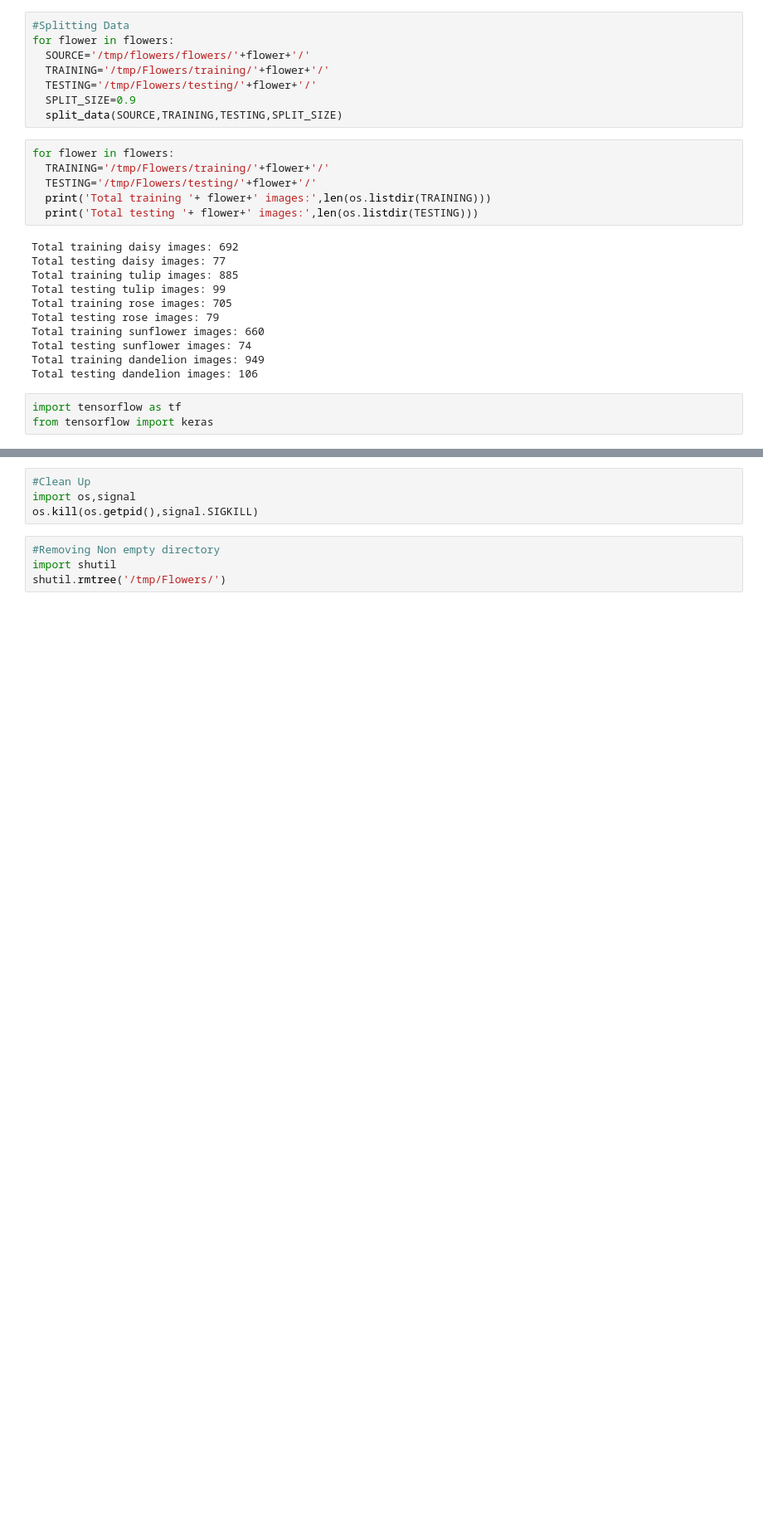
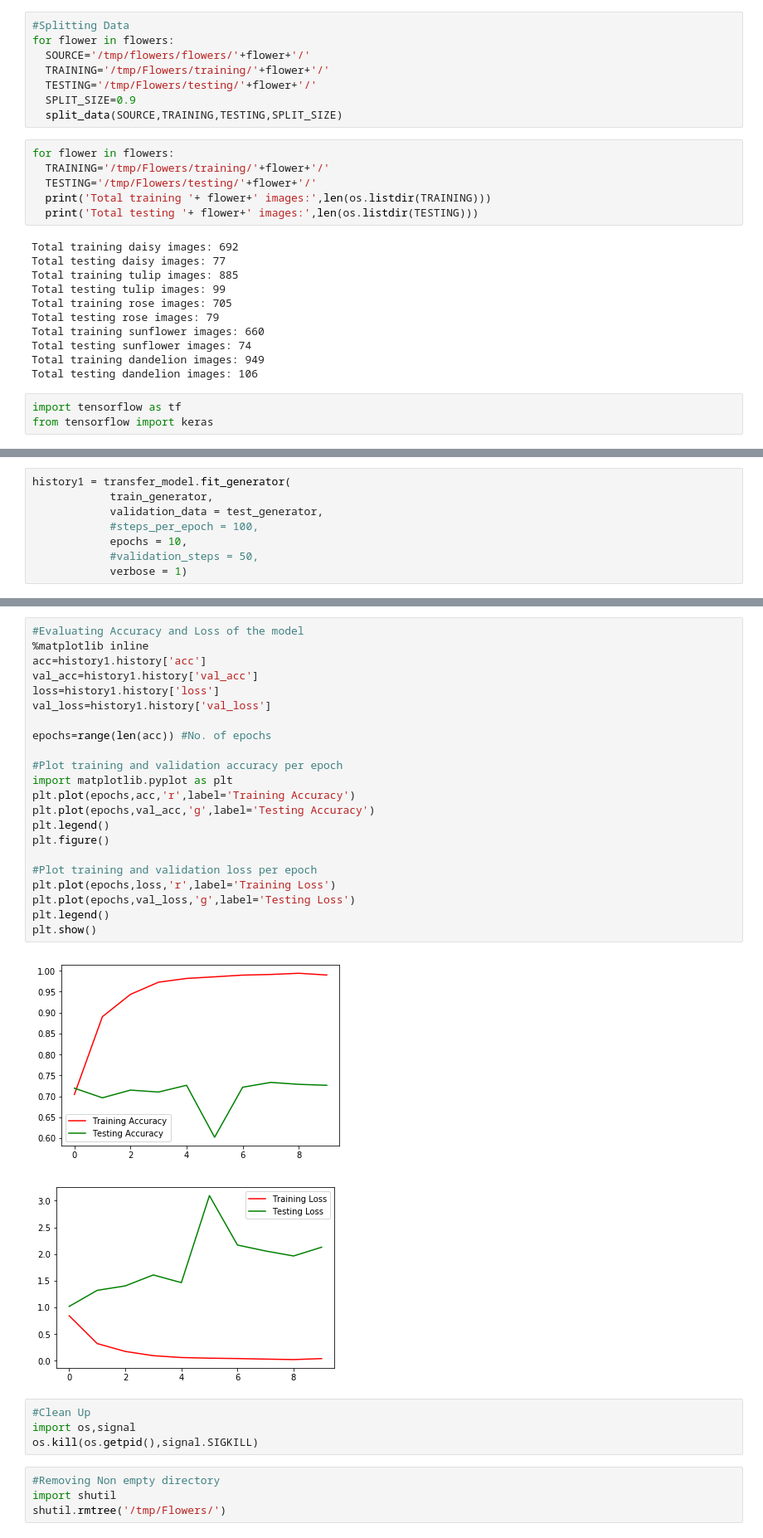
Before and after one commit to manashpratim/Flower_Recognition, a Jupyter notebook: Flower_Recognition.ipynb, the cells around one changed output, grey strips where cells are left out. Shown at 83% size. Saved outputs shown, nothing was run; the diff lists cells and outputs as text; blank space fills up the shorter version.

```diff
--- a/Flower_Recognition.ipynb
+++ b/Flower_Recognition.ipynb
@@ -187,0 +243,8 @@ plt.show()
+# %%
+history1 = transfer_model.fit_generator(
+            train_generator,
+            validation_data = test_generator,
+            #steps_per_epoch = 100,
+            epochs = 10,
+            #validation_steps = 50,
+            verbose = 1)
@@ -188,3 +272,28 @@ plt.show()
+# %%
+#Evaluating Accuracy and Loss of the model
+%matplotlib inline
+acc=history1.history['acc']
+val_acc=history1.history['val_acc']
+loss=history1.history['loss']
+val_loss=history1.history['val_loss']
+
+epochs=range(len(acc)) #No. of epochs
+
+#Plot training and validation accuracy per epoch
+import matplotlib.pyplot as plt
+plt.plot(epochs,acc,'r',label='Training Accuracy')
+plt.plot(epochs,val_acc,'g',label='Testing Accuracy')
+plt.legend()
+plt.figure()
+
+#Plot training and validation loss per epoch
+plt.plot(epochs,loss,'r',label='Training Loss')
+plt.plot(epochs,val_loss,'g',label='Testing Loss')
+plt.legend()
+plt.show()
+# %% [output]
+[figure, added]
+[figure, added]
 # %%
 #Clean Up
 import os,signal
```
Also changed, not shown: parts of 9 cells of this notebook.
